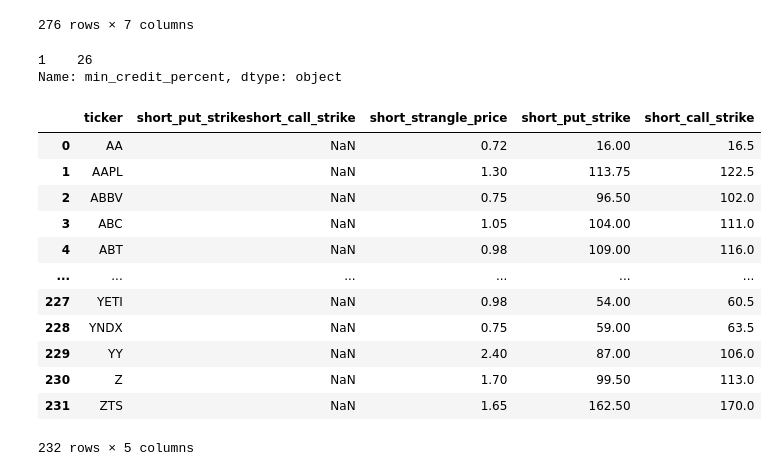
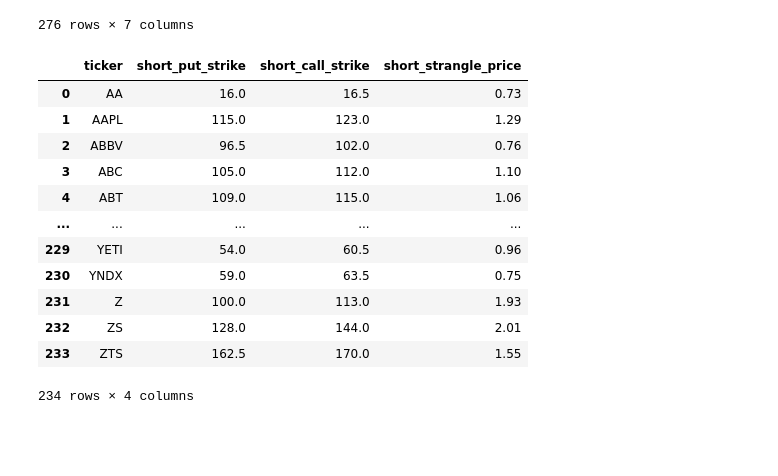
Before and after one commit to jeroencvlier/option_chain_scraper, a Jupyter notebook: 02.stock_scan.ipynb, the cells around one changed output. Saved outputs shown, nothing was run; the diff lists cells and outputs as text; code cells hidden in the pictures; blank space fills up the shorter version.

```diff
--- a/02.stock_scan.ipynb
+++ b/02.stock_scan.ipynb
@@ -412,11 +393,6 @@ display(option_chain_skew_df)
 | 274 | ZS | 129.0 | 13.48 | 141.0 | 9.90 | ... |
 | 275 | ZTS | 160.0 | 6.10 | 167.5 | 4.70 | ... |
 276 rows × 7 columns
-# %%
-option_chain_skew_df[option_chain_skew_df.ticker == 'AAPL'].min_credit_percent
-# %% [output]
-1    26
-Name: min_credit_percent, dtype: object
 # %%
 def short_strangle_scanner(ticker):
 
@@ -425,7 +401,7 @@ def short_strangle_scanner(ticker):
     end_date = todays_date + timedelta(days=8)
 
     short_strangle_opportunities = pd.DataFrame(columns=['ticker',
-                                                 'short_put_strike'
+                                                 'short_put_strike',
                                                  'short_call_strike',
                                                  'short_strangle_price'])
 
@@ -535,13 +511,12 @@ def short_strangle_scanner(ticker):
                         #print("")
                         #ticker_list.append(ticker)
                         short_strangle_opportunities = pd.DataFrame(columns=['ticker',
-                                                                             'short_put_strike'
+                                                                             'short_put_strike',
                                                                              'short_call_strike',
                                                                              'short_strangle_price'])
 
                         short_strangle_opportunities = short_strangle_opportunities.append([{'ticker':ticker,
                                                  'short_put_strike':short_put_strike,
-                                                 'short_call_strike':short_call_strike,
                                                  'short_call_strike':short_call_strike,
                                                  'short_strangle_price': short_strangle_price}])
                     else:
@@ -557,34 +532,34 @@ def short_strangle_scanner(ticker):
 # %%
 
 # Check if data frame is empty, if it is empty, if not delete and create an empty frame,
 short_strangle_opportunities = pd.DataFrame(columns=['ticker',
-                                             'short_put_strike'
+                                             'short_put_strike',
                                              'short_call_strike',
                                              'short_strangle_price'])
 
 if len(short_strangle_opportunities) != 0:
     del short_strangle_opportunities
 short_strangle_opportunities = pd.DataFrame(columns=['ticker',
-                                             'short_put_strike'
+                                             'short_put_strike',
                                              'short_call_strike',
                                              'short_strangle_price'])
 
 
 for i in tqdm(list(option_chain_skew_df.ticker)):
     short_strangle_opportunities = short_strangle_opportunities.append(short_strangle_scanner(i),ignore_index=True)
 
 display(short_strangle_opportunities)
 # %% [output]
-|  | ticker | short_put_strikeshort_call_strike | short_strangle_price | short_put_strike | short_call_strike |
-| 0 | AA | NaN | 0.72 | 16.00 | 16.5 |
-| 1 | AAPL | NaN | 1.30 | 113.75 | 122.5 |
-| 2 | ABBV | NaN | 0.75 | 96.50 | 102.0 |
-| 3 | ABC | NaN | 1.05 | 104.00 | 111.0 |
-| 4 | ABT | NaN | 0.98 | 109.00 | 116.0 |
-| ... | ... | ... | ... | ... | ... |
-| 227 | YETI | NaN | 0.98 | 54.00 | 60.5 |
-| 228 | YNDX | NaN | 0.75 | 59.00 | 63.5 |
-| 229 | YY | NaN | 2.40 | 87.00 | 106.0 |
-| 230 | Z | NaN | 1.70 | 99.50 | 113.0 |
-| 231 | ZTS | NaN | 1.65 | 162.50 | 170.0 |
+|  | ticker | short_put_strike | short_call_strike | short_strangle_price |
+| 0 | AA | 16.0 | 16.5 | 0.73 |
+| 1 | AAPL | 115.0 | 123.0 | 1.29 |
+| 2 | ABBV | 96.5 | 102.0 | 0.76 |
+| 3 | ABC | 105.0 | 112.0 | 1.10 |
+| 4 | ABT | 109.0 | 115.0 | 1.06 |
+| ... | ... | ... | ... | ... |
+| 229 | YETI | 54.0 | 60.5 | 0.96 |
+| 230 | YNDX | 59.0 | 63.5 | 0.75 |
+| 231 | Z | 100.0 | 113.0 | 1.93 |
+| 232 | ZS | 128.0 | 144.0 | 2.01 |
+| 233 | ZTS | 162.5 | 170.0 | 1.55 |
-232 rows × 5 columns
+234 rows × 4 columns
```
Also changed, not shown: parts of 3 cells of this notebook.
